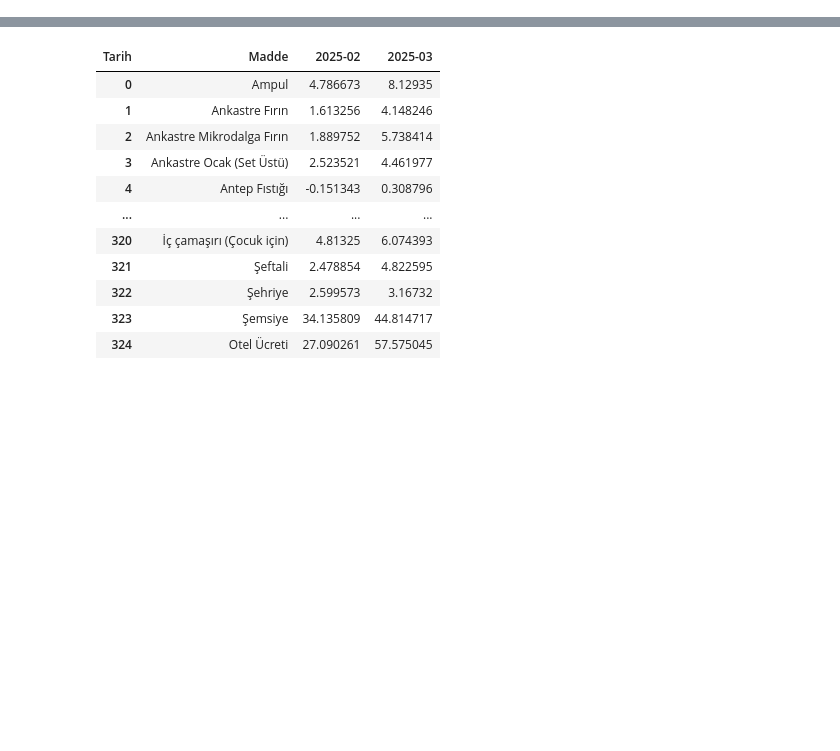
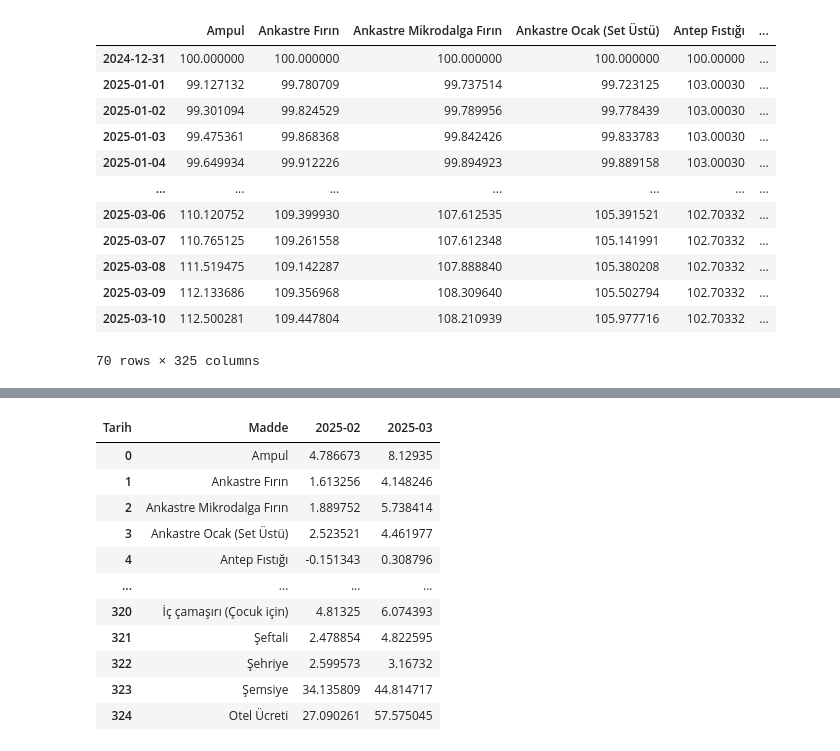
Before and after one commit to kaboya19/web-tufe-streamlit, a Jupyter notebook: test.ipynb, the cells around one changed output, grey strips where cells are left out. Cells and saved outputs as stored; diff of their text form; code cells hidden in the pictures; blank space fills up the shorter version.

```diff
--- a/test.ipynb
+++ b/test.ipynb
@@ -33,0 +20,16 @@ endeksler_aylık=endeksler_aylık.reset_index(drop=True)
+# %%
+endeksler.to_csv("endeksler_int.csv")
+# %% [output]
+|  | Ampul | Ankastre Fırın | Ankastre Mikrodalga Fırın | Ankastre Ocak (Set Üstü) | Antep Fıstığı | ... |
+| 2024-12-31 | 100.000000 | 100.000000 | 100.000000 | 100.000000 | 100.00000 | ... |
+| 2025-01-01 | 99.127132 | 99.780709 | 99.737514 | 99.723125 | 103.00030 | ... |
+| 2025-01-02 | 99.301094 | 99.824529 | 99.789956 | 99.778439 | 103.00030 | ... |
+| 2025-01-03 | 99.475361 | 99.868368 | 99.842426 | 99.833783 | 103.00030 | ... |
+| 2025-01-04 | 99.649934 | 99.912226 | 99.894923 | 99.889158 | 103.00030 | ... |
+| ... | ... | ... | ... | ... | ... | ... |
+| 2025-03-06 | 110.120752 | 109.399930 | 107.612535 | 105.391521 | 102.70332 | ... |
+| 2025-03-07 | 110.765125 | 109.261558 | 107.612348 | 105.141991 | 102.70332 | ... |
+| 2025-03-08 | 111.519475 | 109.142287 | 107.888840 | 105.380208 | 102.70332 | ... |
+| 2025-03-09 | 112.133686 | 109.356968 | 108.309640 | 105.502794 | 102.70332 | ... |
+| 2025-03-10 | 112.500281 | 109.447804 | 108.210939 | 105.977716 | 102.70332 | ... |
+70 rows × 325 columns
```
Also changed, not shown: parts of 5 cells of this notebook, 1 other file.
